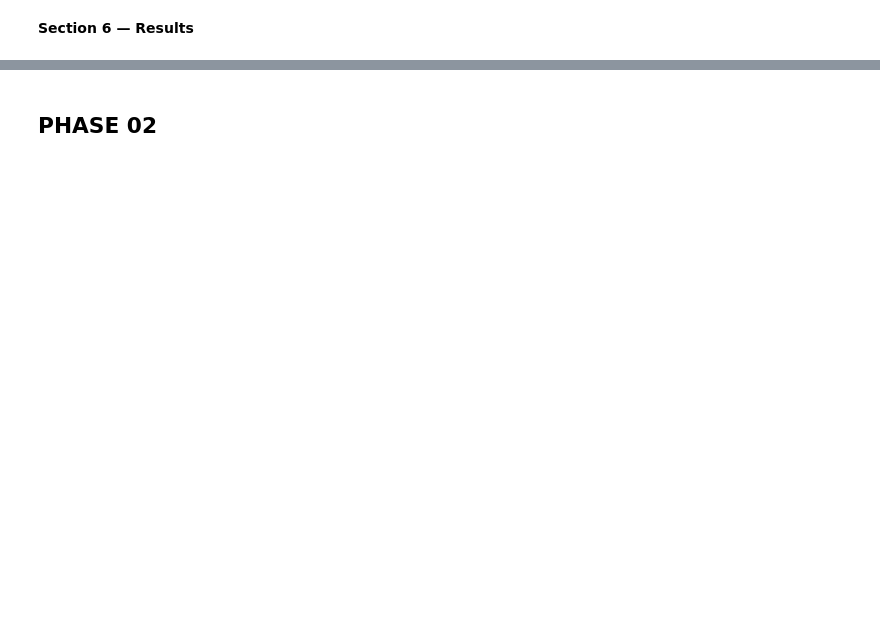
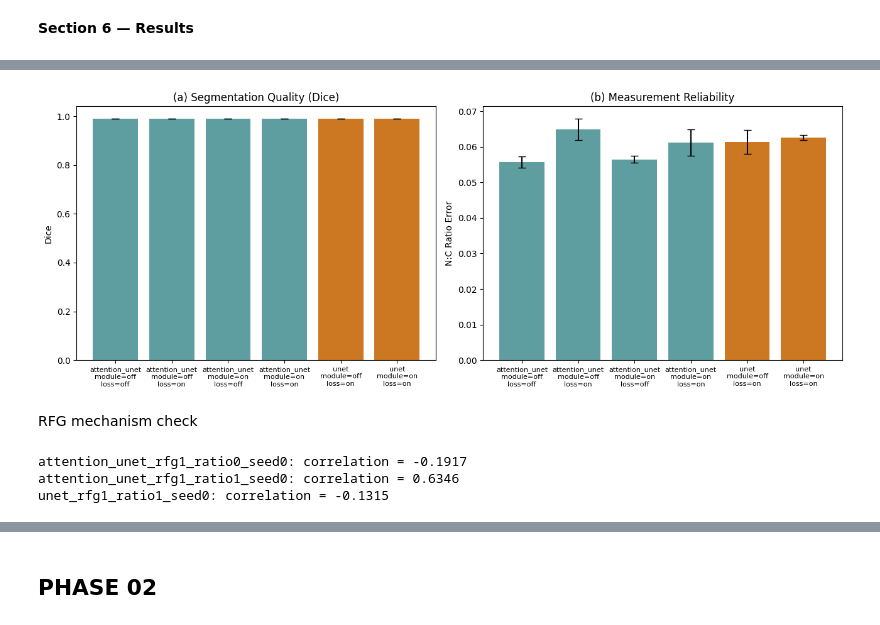
Before and after one commit to sumaiyaSultanaTarin/AML-nucleus-cytoplasm-segmentation, a Jupyter notebook: AML_FullPlan.ipynb, the cells around one changed output, grey strips where cells are left out. Saved outputs shown, nothing was run; the diff lists cells and outputs as text; code cells hidden in the pictures; blank space fills up the shorter version.

```diff
--- a/AML_FullPlan.ipynb
+++ b/AML_FullPlan.ipynb
@@ -655,6 +741,15 @@ print(results_df.columns.tolist())
 # %%
-RESULTS_PATH = os.path.join(LOG_DIR, "all_results.csv")
 results_df = pd.read_csv(RESULTS_PATH)
+
+parsed = results_df["run_name"].str.extract(
+    r"^(?P<backbone>.+)_rfg(?P<use_rfg>\d)_ratio(?P<use_ratio_loss>\d)_seed(?P<seed>\d+)$"
+)
+results_df["backbone"] = parsed["backbone"]
+results_df["use_rfg"] = parsed["use_rfg"].astype(int).astype(bool)
+results_df["use_ratio_loss"] = parsed["use_ratio_loss"].astype(int).astype(bool)
+results_df["seed"] = parsed["seed"].astype(int)
+
+results_df.to_csv(RESULTS_PATH, index=False)
 
 table = results_df.groupby(["backbone", "use_rfg", "use_ratio_loss"]).agg(
     dice_mean=("best_dice", "mean"),
@@ -668,5 +763,3 @@ table["Dice"] = table["dice_mean"].round(4).astype(str) + " ± " + table["dice_s
 table["N:C Ratio Error"] = table["ratio_err_mean"].round(4).astype(str) + " ± " + table["ratio_err_std"].round(4).astype(str)
 
 print(table[["backbone", "use_rfg", "use_ratio_loss", "n_seeds", "Dice", "N:C Ratio Error"]].to_string(index=False))
-
-table.to_csv(os.path.join(LOG_DIR, "ablation_table.csv"), index=False)
@@ -720,0 +840,59 @@ plt.show()
+# %%
+table["config_label"] = table.apply(
+    lambda r: f"{r['backbone']}\nmodule={'on' if r['use_rfg'] else 'off'}\nloss={'on' if r['use_ratio_loss'] else 'off'}", axis=1
+)
+
+fig, axes = plt.subplots(1, 2, figsize=(13, 5))
+colors = ["#5F9EA0" if b == "attention_unet" else "#CC7722" for b in table["backbone"]]
+
+axes[0].bar(table["config_label"], table["dice_mean"], yerr=table["dice_std"], capsize=4, color=colors)
+axes[0].set_ylabel("Dice"); axes[0].set_title("(a) Segmentation Quality (Dice)")
+axes[0].tick_params(axis='x', labelsize=8)
+
+axes[1].bar(table["config_label"], table["ratio_err_mean"], yerr=table["ratio_err_std"], capsize=4, color=colors)
+axes[1].set_ylabel("N:C Ratio Error"); axes[1].set_title("(b) Measurement Reliability")
+axes[1].tick_params(axis='x', labelsize=8)
+
+plt.tight_layout()
+plt.savefig(os.path.join(LOG_DIR, "fig_ablation_bars.png"), dpi=300)
+plt.show()
+# %% [output]
+[figure, added]
+# %% [markdown]
+RFG mechanism check
+# %%
+def get_probe_ratio(model, images):
+    with torch.no_grad():
+        features = model.encoder(images)
+        d = model.decoder(features)
+        probe = torch.softmax(model.rfg.probe_head(d), dim=1)
+        cyto, nuc = probe[:, 1], probe[:, 2]
+        r = torch.log((nuc.sum(dim=[1,2]) + 1e-6) / (cyto.sum(dim=[1,2]) + 1e-6))
+    return r
+
+rfg_configs = ["attention_unet_rfg1_ratio0_seed0", "attention_unet_rfg1_ratio1_seed0", "unet_rfg1_ratio1_seed0"]
+
+correlation_results = []
+for run_name in rfg_configs:
+    backbone = "attention_unet" if "attention_unet" in run_name else "unet"
+    model = make_model(backbone, num_classes=3, use_rfg=True).to(device)
+    model.load_state_dict(torch.load(os.path.join(CHECKPOINT_DIR, run_name + ".pt"), map_location=device))
+    model.eval()
+
+    images, masks = next(iter(val_loader))
+    images, masks = images.to(device), masks.to(device)
+
+    r_pred = get_probe_ratio(model, images)
+    true_nuc = (masks == 2).float().sum(dim=[1,2])
+    true_cyto = (masks == 1).float().sum(dim=[1,2])
+    r_true = torch.log((true_nuc + 1e-6) / (true_cyto + 1e-6))
+
+    correlation = torch.corrcoef(torch.stack([r_pred.cpu(), r_true.cpu()]))[0,1].item()
+    correlation_results.append({"run_name": run_name, "correlation": correlation})
+    print(f"{run_name}: correlation = {correlation:.4f}")
+
+pd.DataFrame(correlation_results).to_csv(os.path.join(LOG_DIR, "rfg_correlation_check.csv"), index=False)
+# %% [output]
+attention_unet_rfg1_ratio0_seed0: correlation = -0.1917
+attention_unet_rfg1_ratio1_seed0: correlation = 0.6346
+unet_rfg1_ratio1_seed0: correlation = -0.1315
```
Also changed, not shown: parts of 30 cells of this notebook.
